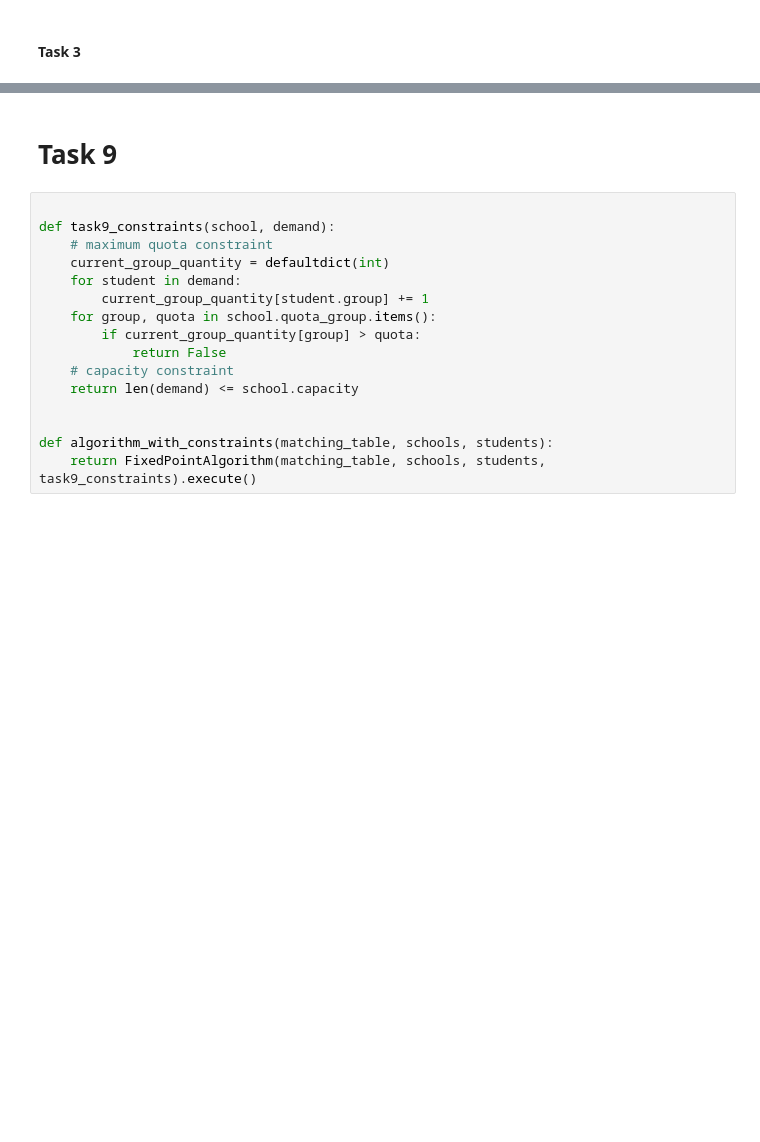
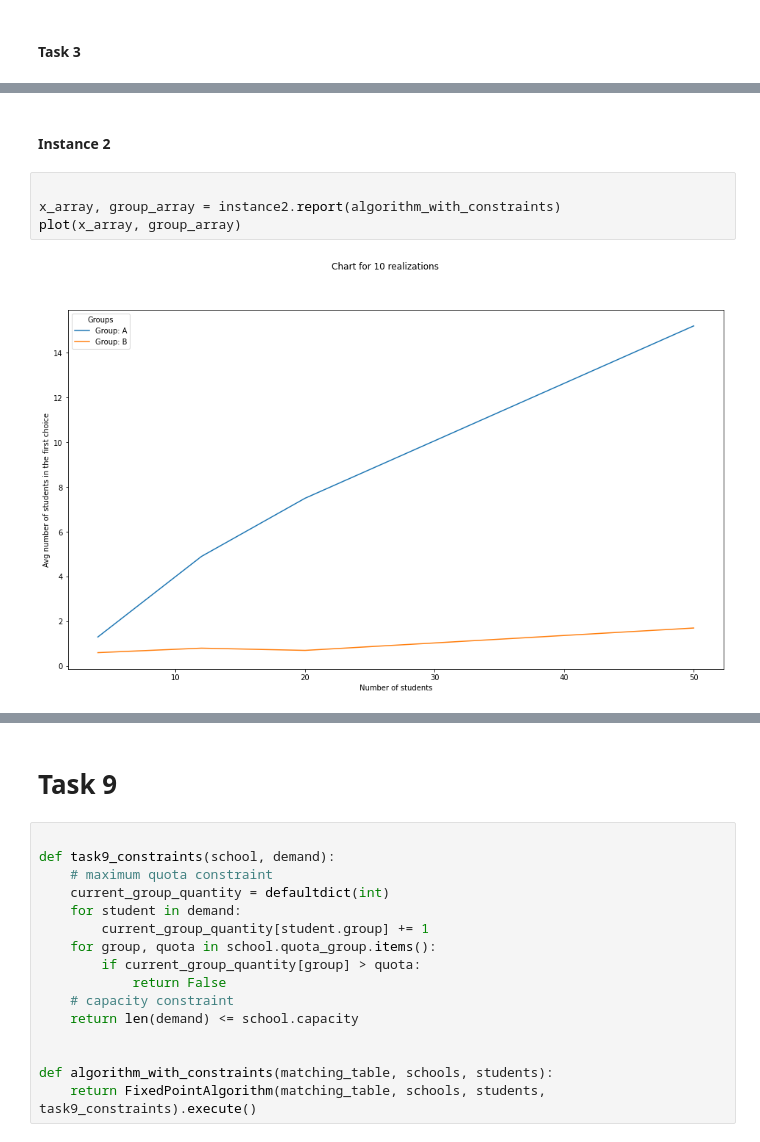
Before and after one commit to brunorabelo/Matching-Under-Constraints, a Jupyter notebook: Tasks.ipynb, the cells around one changed output, grey strips where cells are left out. Saved outputs shown, nothing was run; the diff lists cells and outputs as text; blank space fills up the shorter version.

```diff
--- a/Tasks.ipynb
+++ b/Tasks.ipynb
@@ -106,0 +123,8 @@ plot(x_array, group_array)
+# %% [markdown]
+#### Instance 2
+# %%
+
+x_array, group_array = instance2.report(algorithm_with_constraints)
+plot(x_array, group_array)
+# %% [output]
+[figure, added]
```
Also changed, not shown: parts of 13 cells of this notebook, 2 other files.
